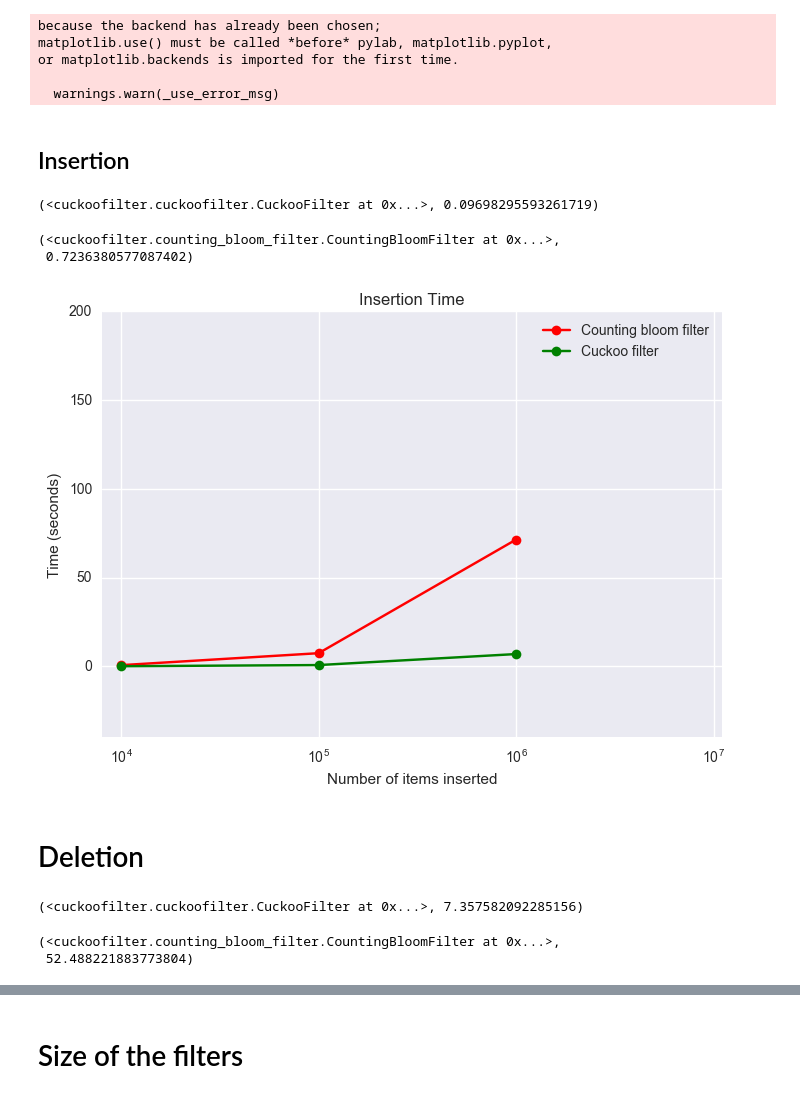
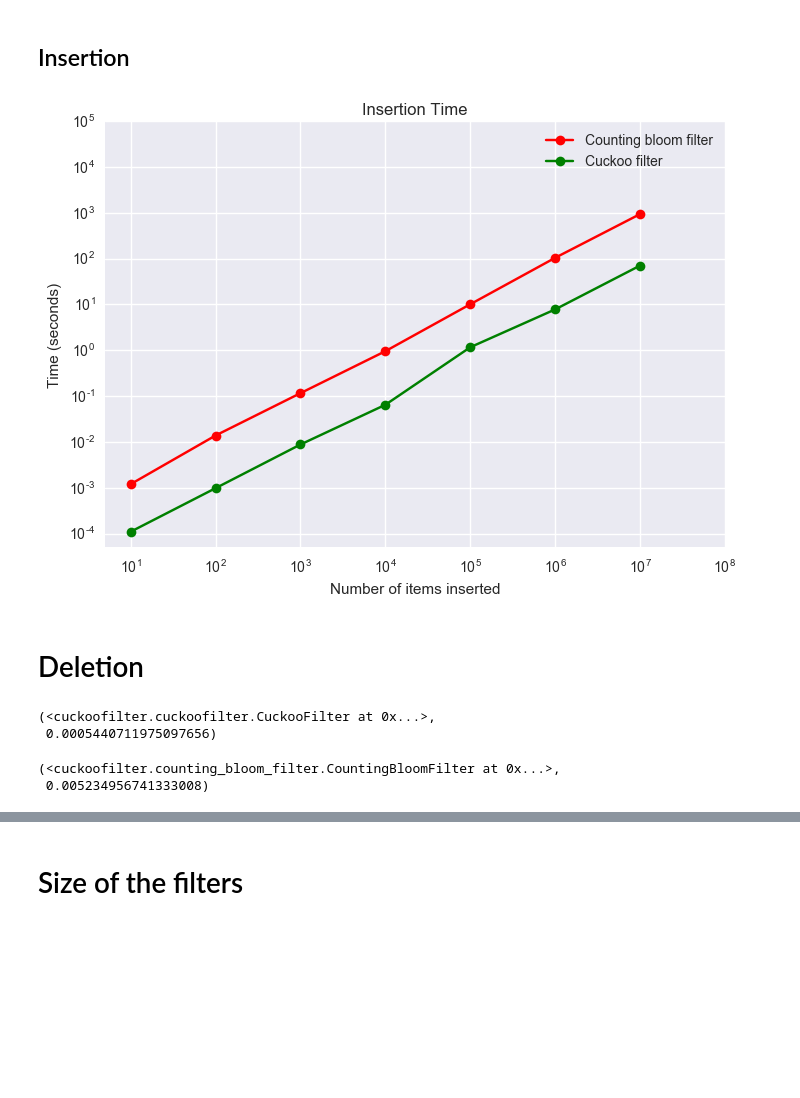
Before and after one commit to fastforwardlabs/cuckoofilter, a Jupyter notebook: bench_marking_notebook.ipynb, the cells around one changed output, grey strips where cells are left out. Saved outputs shown, nothing was run; the diff lists cells and outputs as text; code cells hidden in the pictures; blank space fills up the shorter version.

```diff
--- a/bench_marking_notebook.ipynb
+++ b/bench_marking_notebook.ipynb
@@ -7,19 +7,10 @@ import time
 import numpy as np
 from sys import getsizeof
 
-import matplotlib
-matplotlib.use('Agg')
-
 from cuckoofilter import CuckooFilter
 from cuckoofilter import CountingBloomFilter
+
+sns.set(context='notebook', style='darkgrid',  font='sans-serif', font_scale=1)
-# %% [output]
-because the backend has already been chosen;
-matplotlib.use() must be called *before* pylab, matplotlib.pyplot,
-or matplotlib.backends is imported for the first time.
-
-  warnings.warn(_use_error_msg)
-# %%
-sns.set(context='notebook', style='darkgrid', palette='deep', font='sans-serif', font_scale=1, rc=None)
 # %% [markdown]
 ## Insertion
 # %%
@@ -35,10 +26,6 @@ def insert_and_time_filter_cuckoo_filter(capacity, percent_fill=0.9):
             break
     elapsed_insertion = time.time() - now
     return c_filter, elapsed_insertion
-# %%
-insert_and_time_filter_cuckoo_filter(10000)
-# %% [output]
-(<cuckoofilter.cuckoofilter.CuckooFilter at 0x...>, 0.09698295593261719)
 # %%
 def insert_and_time_filter_bloom_filter(capacity, percent_fill=0.9):
     num_inserted = 0
@@ -48,13 +35,8 @@ def insert_and_time_filter_bloom_filter(capacity, percent_fill=0.9):
         b_filter.add(str(i))
     elapsed_insertion = time.time() - now
     return b_filter, elapsed_insertion
-# %%
-insert_and_time_filter_bloom_filter(10000)
-# %% [output]
-(<cuckoofilter.counting_bloom_filter.CountingBloomFilter at 0x...>,
- 0.7236380577087402)
 # %%
-item_sizes = [10000, 100000, 1000000]
+item_sizes = [10, 100, 1000, 10000, 100000, 1000000, 10000000]
 bloom_times = []
 cuckoo_times = []
 # %%
@@ -65,24 +47,22 @@ for size in item_sizes:
     __, c_time = insert_and_time_filter_cuckoo_filter(size)
     cuckoo_times.append(c_time)
 # %%
-sizes = [10000, 50000, 100000, 200000, 500000, 1000000, 10000000]
-cuckoo = [0.07932496070861816, 0.36794590950012207, 0.8638038635253906,\
-          1.4781010150909424, 3.4258201122283936, 7.467651844024658, 74.33099508285522]
-bloom = [0.742671012878418, 3.5515940189361572, 7.433334112167358, 14.224809885025024,\
- 36.90250611305237, 60.467159032821655, 680.0932171344757]
-
-plt.semilogx(np.array(item_sizes), np.array(bloom_times), "-ro", ms=7, label="Counting bloom filter")
-plt.semilogx(np.array(item_sizes), np.array(cuckoo_times), "-go", ms=7, label="Cuckoo filter")
-plt.xlim([8*10e2, 11000000])
-plt.ylim([-40, 200])
-plt.grid(b=True, which='major')
+#result from running this once. takes more than 10mins, so not running multiple times.
+bloom_times = [0.0011990070343017578, 0.013823986053466797, 0.11611700057983398,\
+               0.9570591449737549, 10.124736070632935, 104.50716304779053, 940.164537191391]
+cuckoo_times = [0.00010991096496582031, 0.0009801387786865234, 0.00880289077758789,\
+                0.06479001045227051, 1.1676461696624756, 7.817487001419067, 70.73717784881592]
+plt.loglog(np.array(item_sizes), np.array(bloom_times), "-ro", ms=7, label="Counting bloom filter")
+plt.loglog(np.array(item_sizes), np.array(cuckoo_times), "-go", ms=7, label="Cuckoo filter")
+plt.xlim([5.0 * 10e-1, 10e7])
+plt.ylim([5.0 * 10e-6, 10e4])
 plt.ylabel("Time (seconds)")
 plt.xlabel("Number of items inserted")
 plt.title("Insertion Time")
 plt.legend()
-plt.savefig('insertion_time.pdf', transparent=True, bbox_inches='tight')
+plt.savefig('images/insertion_time.pdf', bbox_inches='tight')
 # %% [output]
-[figure, old version]
+[figure, new version]
 # %% [markdown]
 # Deletion
 # %%
@@ -112,11 +94,12 @@ def delete_from_bloom_filter_and_time(capacity, percent_to_fill=0.9, percent_del
 
     return b_filter, elapsed_time
 # %%
-delete_from_cuckoo_filter_and_time(1000000, percent_to_fill=0.9, percent_delete=1.0)
+delete_from_cuckoo_filter_and_time(100, percent_to_fill=0.9, percent_delete=1.0)
 # %% [output]
-(<cuckoofilter.cuckoofilter.CuckooFilter at 0x...>, 7.357582092285156)
+(<cuckoofilter.cuckoofilter.CuckooFilter at 0x...>,
+ 0.0005440711975097656)
 # %%
-delete_from_bloom_filter_and_time(1000000, percent_to_fill=0.9, percent_delete=1.0)
+delete_from_bloom_filter_and_time(100, percent_to_fill=0.9, percent_delete=1.0)
 # %% [output]
 (<cuckoofilter.counting_bloom_filter.CountingBloomFilter at 0x...>,
- 52.488221883773804)
+ 0.005234956741333008)
```
Also changed, not shown: parts of 13 cells of this notebook, 15 other files.
